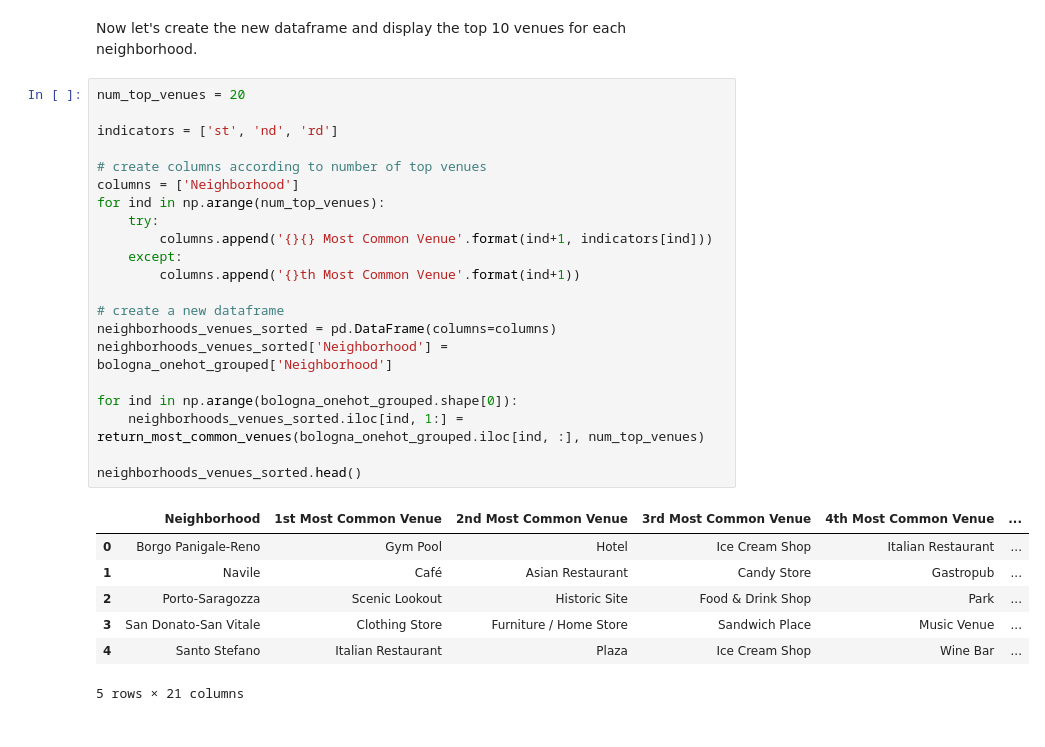
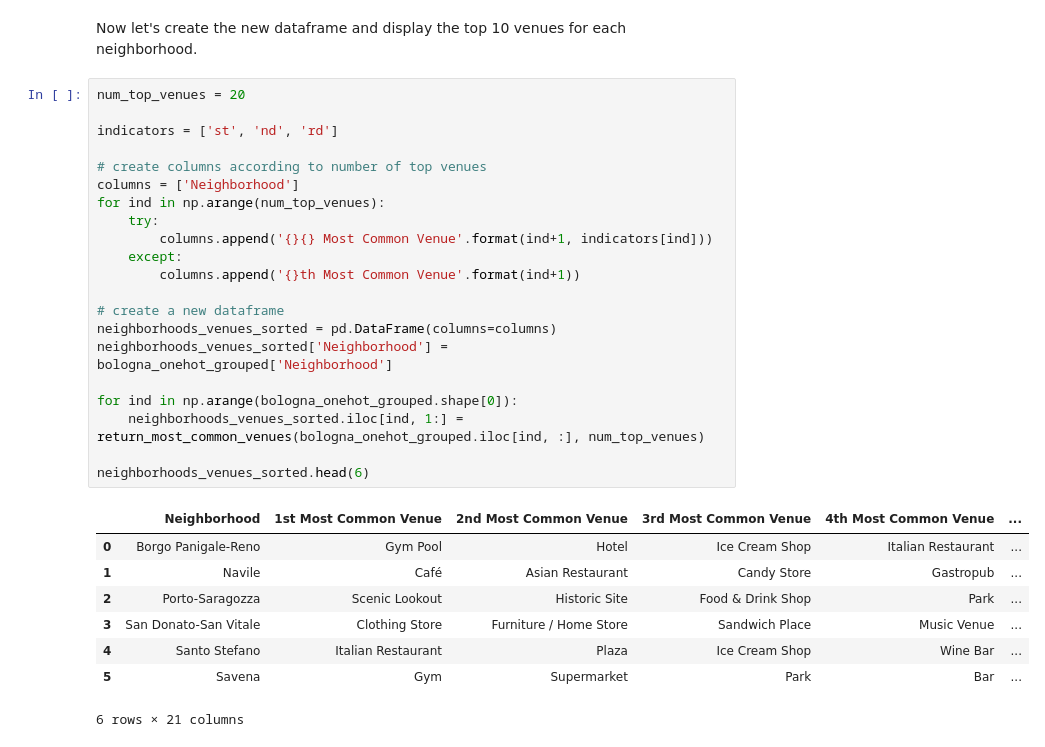
Before and after one commit to fabioantonini/Applied-Data-Science-Coursera-Capstone, a Jupyter notebook: Applied Data Science Capstone.ipynb, the cells around one changed output. Saved outputs shown, nothing was run; the diff lists cells and outputs as text.

```diff
--- a/Applied Data Science Capstone.ipynb
+++ b/Applied Data Science Capstone.ipynb
@@ -568,30 +570,31 @@ Now let's create the new dataframe and display the top 10 venues for each neighb
 # %%
 num_top_venues = 20
 
 indicators = ['st', 'nd', 'rd']
 
 # create columns according to number of top venues
 columns = ['Neighborhood']
 for ind in np.arange(num_top_venues):
     try:
         columns.append('{}{} Most Common Venue'.format(ind+1, indicators[ind]))
     except:
         columns.append('{}th Most Common Venue'.format(ind+1))
 
 # create a new dataframe
 neighborhoods_venues_sorted = pd.DataFrame(columns=columns)
 neighborhoods_venues_sorted['Neighborhood'] = bologna_onehot_grouped['Neighborhood']
 
 for ind in np.arange(bologna_onehot_grouped.shape[0]):
     neighborhoods_venues_sorted.iloc[ind, 1:] = return_most_common_venues(bologna_onehot_grouped.iloc[ind, :], num_top_venues)
 
-neighborhoods_venues_sorted.head()
+neighborhoods_venues_sorted.head(6)
 # %% [output]
 |  | Neighborhood | 1st Most Common Venue | 2nd Most Common Venue | 3rd Most Common Venue | 4th Most Common Venue | ... |
 | 0 | Borgo Panigale-Reno | Gym Pool | Hotel | Ice Cream Shop | Italian Restaurant | ... |
 | 1 | Navile | Café | Asian Restaurant | Candy Store | Gastropub | ... |
 | 2 | Porto-Saragozza | Scenic Lookout | Historic Site | Food & Drink Shop | Park | ... |
 | 3 | San Donato-San Vitale | Clothing Store | Furniture / Home Store | Sandwich Place | Music Venue | ... |
 | 4 | Santo Stefano | Italian Restaurant | Plaza | Ice Cream Shop | Wine Bar | ... |
+| 5 | Savena | Gym | Supermarket | Park | Bar | ... |
-5 rows × 21 columns
+6 rows × 21 columns
 # %% [markdown]
```
Also changed, not shown: parts of 21 cells of this notebook.
